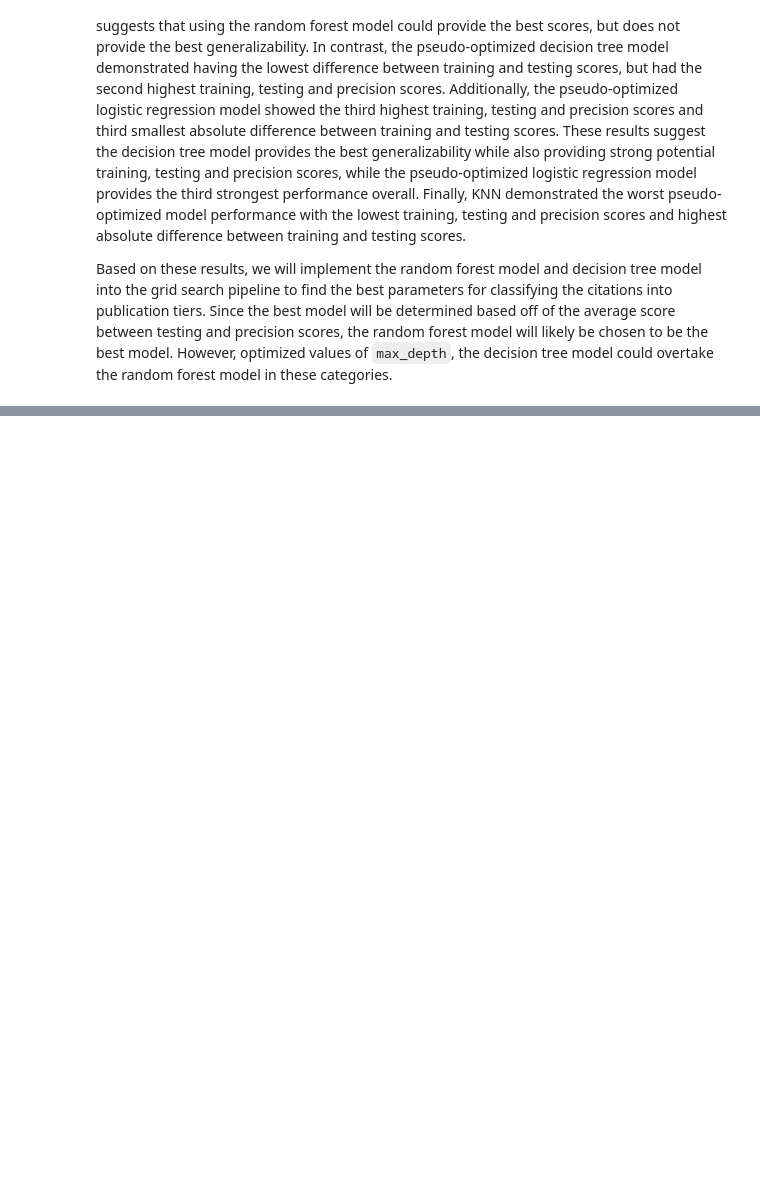
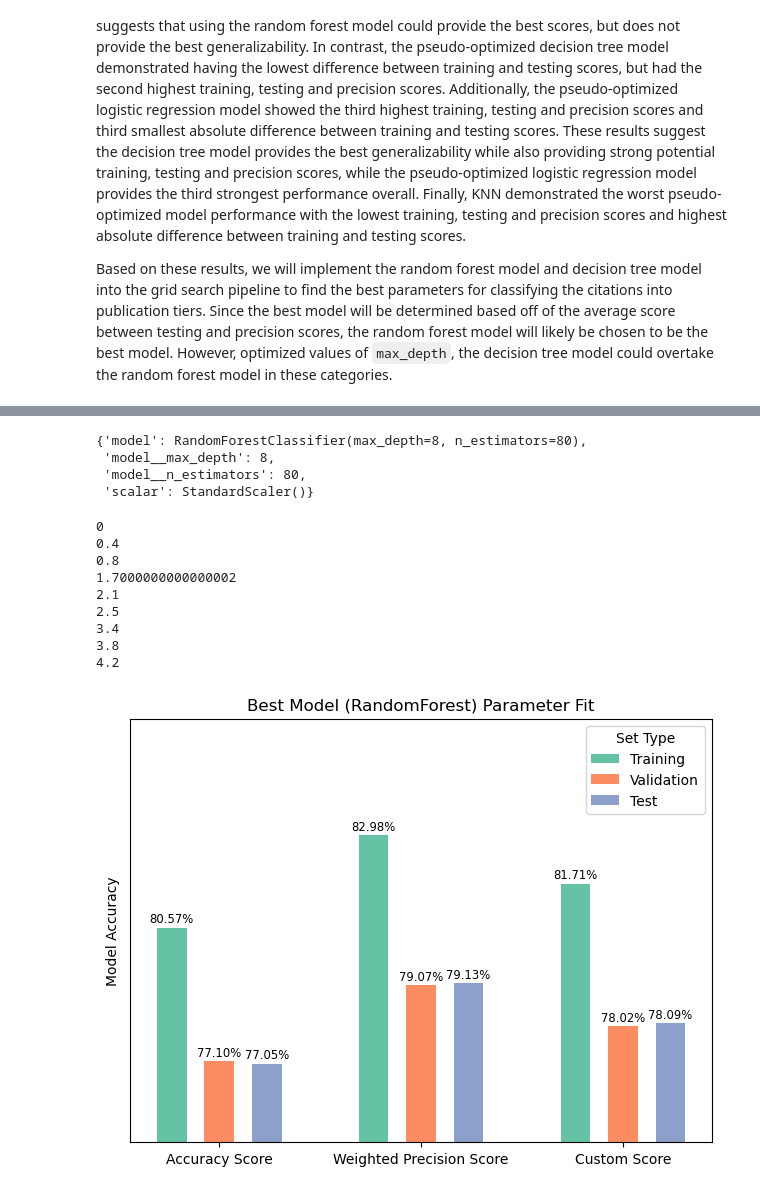
Before and after one commit to yokudake/ProfessorPowerIndex, a Jupyter notebook: Scripts and Notebooks/Cleaning Scripts/NB5 Initial Modeling.ipynb, the cells around one changed output, grey strips where cells are left out. Saved outputs shown, nothing was run; the diff lists cells and outputs as text; code cells hidden in the pictures; blank space fills up the shorter version.

```diff
--- a/Scripts and Notebooks/Cleaning Scripts/NB5 Initial Modeling.ipynb
+++ b/Scripts and Notebooks/Cleaning Scripts/NB5 Initial Modeling.ipynb
@@ -682,0 +724,27 @@ joblib.dump(grid, 'NB5_gsModel_V04-06.pkl')
+# %%
+grid.best_params_
+# %% [output]
+{'model': RandomForestClassifier(max_depth=8, n_estimators=80),
+ 'model__max_depth': 8,
+ 'model__n_estimators': 80,
+ 'scalar': StandardScaler()}
+# %%
+sm_bm = score_models(RandomForestClassifier, model_param = {'n_estimators': 80, 'max_depth':8}, model_name = 'Best Model (RandomForest)', add_test = True)
+# %%
+fig = sm_bm.plt_scores();
+fig.set_figheight(5.5);
+fig.set_figwidth(7.5);
+plt.title('Best Model (RandomForest) Parameter Fit');
+plt.ylim([.75, .86]);
+plt.show()
+# %% [output]
+0
+0.4
+0.8
+1.7000000000000002
+2.1
+2.5
+3.4
+3.8
+4.2
+[figure, added]
```
Also changed, not shown: parts of 8 cells of this notebook, 20 other files.
